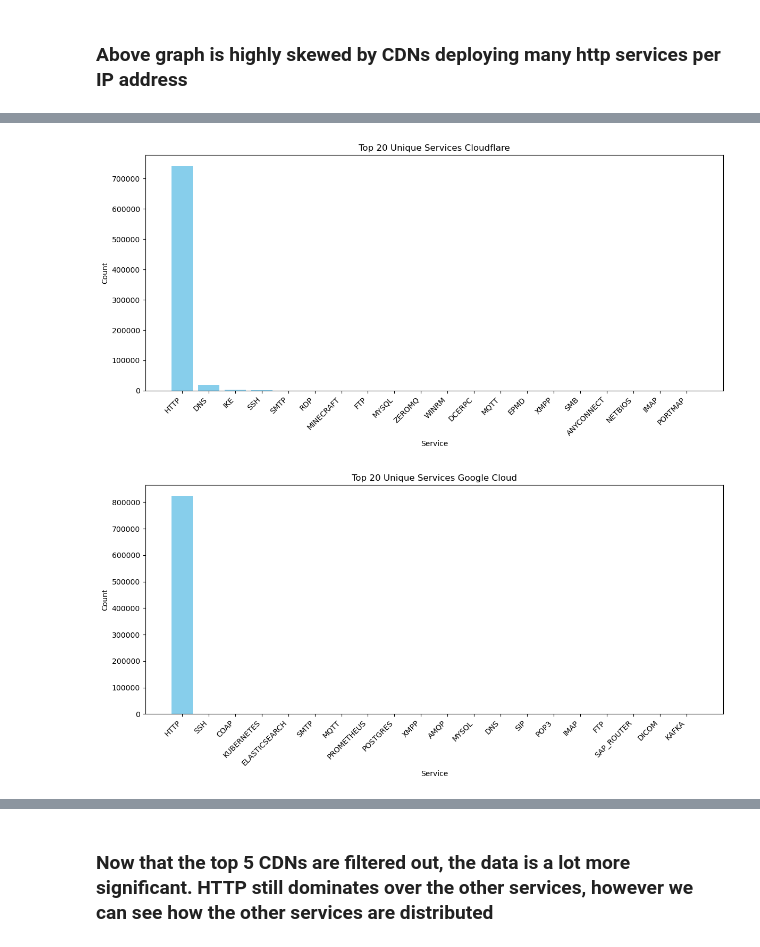
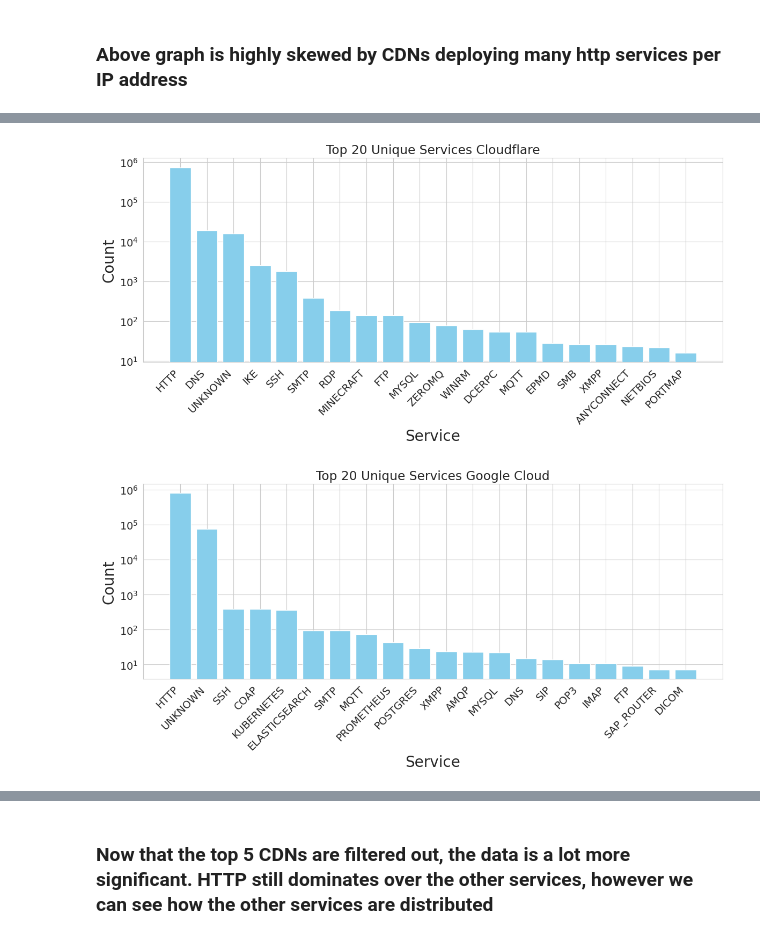
Before and after one commit to gustavoluvizotto/anycast-service-discovery, a Jupyter notebook: censys/analysis.ipynb, the cells around one changed output, grey strips where cells are left out. Saved outputs shown, nothing was run; the diff lists cells and outputs as text; code cells hidden in the pictures.

```diff
--- a/censys/analysis.ipynb
+++ b/censys/analysis.ipynb
@@ -236,10 +183,10 @@ anycast_df.head()
 | 3 | 1.12.0.0/24 | 3 | 0 | 3 | 4 | 0 | False | 1.12.0.0/20 | 132203_45090 | ... |
 | 4 | 1.12.12.0/24 | 3 | 1 | 0 | 4 | 1 | False | 1.12.0.0/20 | 132203_45090 | ... |
 # %%
-anycast_spark = spark.createDataFrame(anycast_df, schema=full_schema)
+anycast_spark_df = spark.createDataFrame(anycast_df, schema=full_schema)
 
-anycast_spark.printSchema()
-anycast_spark.show(1, truncate=False)
+anycast_spark_df.printSchema()
+anycast_spark_df.show(1, truncate=False)
 # %% [output]
 root
  |-- prefix: string (nullable = true)
@@ -556,0 +981,31 @@ censys_anycast \
+# %%
+# plot combined results
+
+plt.figure(figsize=(14, 7))
+sns.set_style("whitegrid")
+
+# bar plot
+ax = sns.barplot(
+    data=plot_data,
+    x="service",
+    y="Count",
+    hue="Metric", # creates side-by-side bars
+    palette=["#1f77b4", "#ff7f0e", "#2ca02c"] # Blue, Orange, Green
+)
+
+# log scale
+plt.yscale('log')
+
+# 2. Title and Labels
+plt.xlabel("Service Name", fontsize=12)
+plt.ylabel("Count (Log Scale)", fontsize=12)
+plt.xticks(rotation=45, ha='right')
+
+# grid
+plt.grid(True, which="major", axis="y", linestyle='-', alpha=0.7)
+plt.grid(True, which="minor", axis="y", linestyle=':', alpha=0.4)
+
+plt.legend()
+plt.tight_layout()
+
+plt.show()
@@ -557,22 +1119,22 @@ censys_anycast \
 # %%
 # Asn 13335 corresponds to Cloudflare
-service_cloudflare = censys_anycast \
+service_cloudflare = censys_anycast_df \
     .filter(psf.col("autonomous_system.asn") == 13335) \
     .select("host_identifier.ipv4", psf.array_distinct("service_name").alias("unique_services")) \
     .select(psf.explode("unique_services").alias("service")) \
-    .filter("service != 'UNKNOWN'") \
     .groupBy("service") \
     .count() \
     .orderBy("count", ascending=False)
 # %%
 service_cloudflare_pd = service_cloudflare.limit(20).toPandas()
 plt.figure(figsize=(12, 6))
 plt.bar(service_cloudflare_pd["service"], service_cloudflare_pd["count"], color='skyblue')
 plt.xticks(rotation=45, ha='right')
 plt.xlabel("Service")
 plt.ylabel("Count")
+plt.yscale('log')
 plt.title("Top 20 Unique Services Cloudflare")
 plt.tight_layout()
 plt.show()
 # %% [output]
-[figure, old version]
+[figure, new version]
@@ -588,13 +1141,22 @@ service_google = censys_anycast \
 # %%
+service_google = censys_anycast_df \
+    .filter(psf.col("autonomous_system.asn") == 396982) \
+    .select("host_identifier.ipv4", psf.array_distinct("service_name").alias("unique_services")) \
+    .select(psf.explode("unique_services").alias("service")) \
+    .groupBy("service") \
+    .count() \
+    .orderBy("count", ascending=False)
+
 service_google_pd = service_google.limit(20).toPandas()
 plt.figure(figsize=(12, 6))
 plt.bar(service_google_pd["service"], service_google_pd["count"], color='skyblue')
 plt.xticks(rotation=45, ha='right')
 plt.xlabel("Service")
 plt.ylabel("Count")
+plt.yscale('log')
 plt.title("Top 20 Unique Services Google Cloud")
 plt.tight_layout()
 plt.show()
 # %% [output]
-[figure, old version]
+[figure, new version]
 # %%
```
Also changed, not shown: parts of 134 cells of this notebook.
